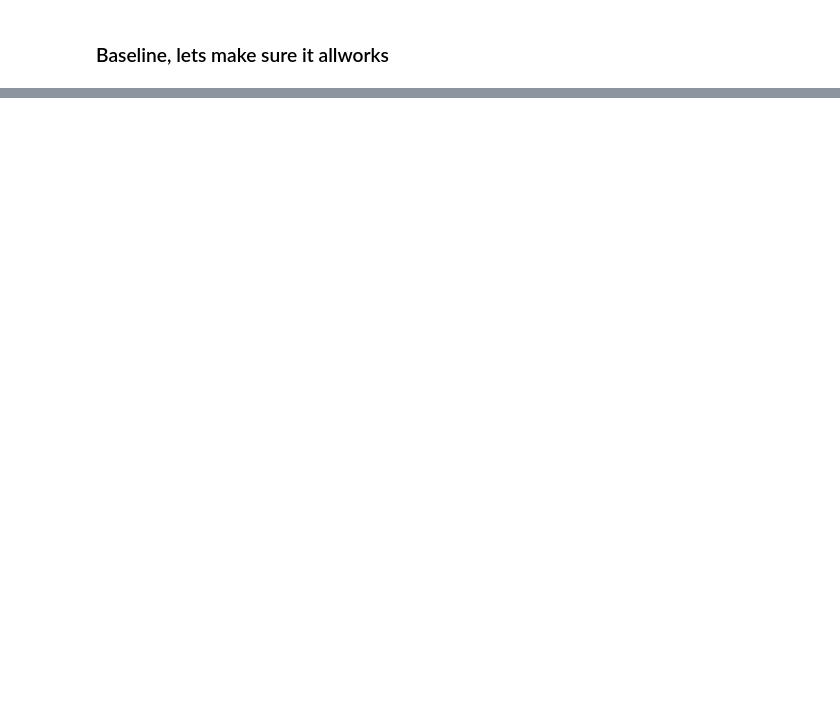
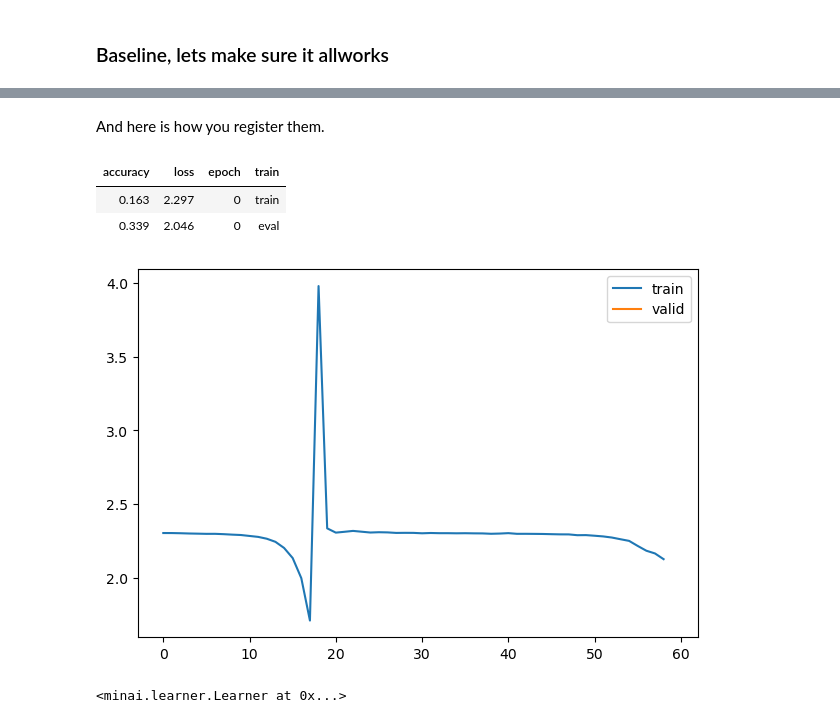
Before and after one commit to DrEntropy/pdl, a Jupyter notebook: lesson16.ipynb, the cells around one changed output, grey strips where cells are left out. Drawn from its saved outputs; the diff is of its cells as text; code cells hidden in the pictures; blank space fills up the shorter version.

```diff
--- a/lesson16.ipynb
+++ b/lesson16.ipynb
@@ -552,0 +570,22 @@ learn = fit(nn.Sequential(*cnn_layers()))
+# %%
+set_seed(1)
+model = nn.Sequential(*cnn_layers())
+# Each layer will have a list of means and stds, one per batch.
+act_means = [[] for _ in model]
+act_stds = [[] for _ in model]
+
+# Our hook:
+def append_stats(i, mod, inp, outp):
+    act_means[i].append(to_cpu(outp).data.mean())
+    act_stds[i].append(to_cpu(outp).data.std())
+# %% [markdown]
+And here is how you register them.
+# %%
+for i,m in enumerate(model): m.register_forward_hook(partial(append_stats, i))
+fit(model)
+# %% [output]
+| accuracy | loss | epoch | train |
+| 0.163 | 2.297 | 0 | train |
+| 0.339 | 2.046 | 0 | eval |
+[figure, added]
+<minai.learner.Learner at 0x...>
```
Also changed, not shown: parts of 25 cells of this notebook.
